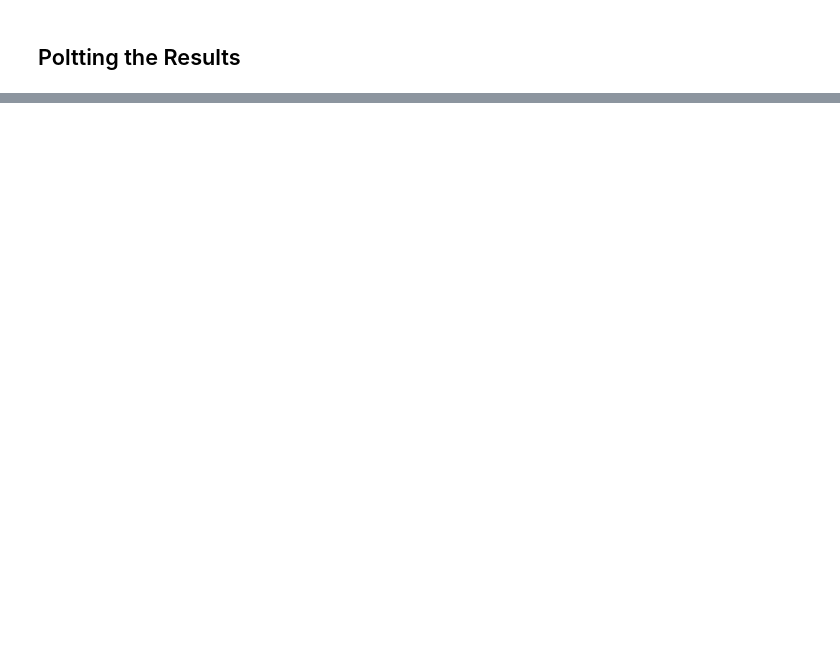
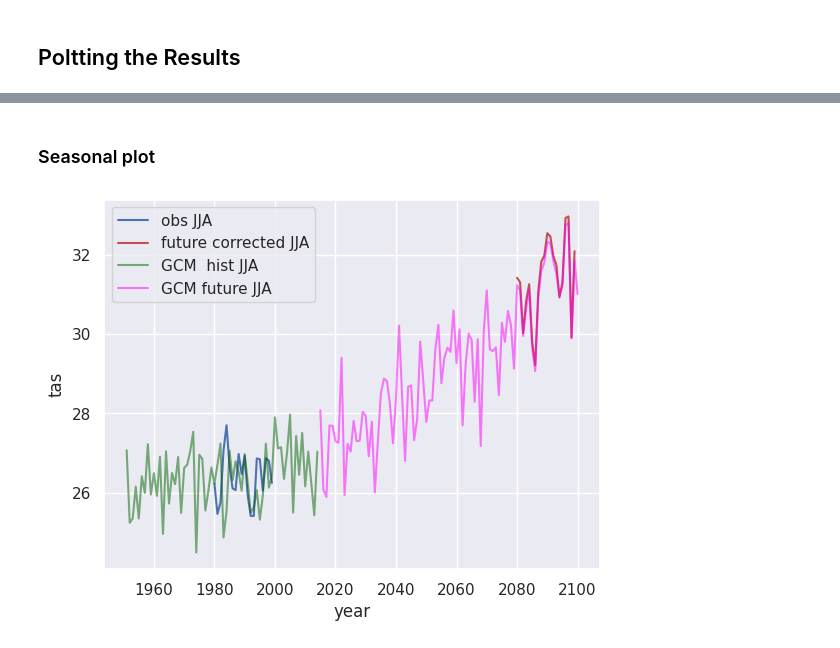
Before and after one commit to bijanf/ESD_Workshop, a Jupyter notebook: Downscaling_Workshop.ipynb, the cells around one changed output, grey strips where cells are left out. Cells and saved outputs as stored; diff of their text form; code cells hidden in the pictures; blank space fills up the shorter version.

```diff
--- a/Downscaling_Workshop.ipynb
+++ b/Downscaling_Workshop.ipynb
@@ -156,0 +159,25 @@ plot_yearly_mean(ds_model_ssp, "magenta", .5, "GCM future")
+# %% [markdown]
+### Seasonal plot
+# %%
+def plot_seasonal_mean(file,season , color, alpha, label):
+
+  # Calculate the mean value over all lon and lat values
+  mean_tas = file.mean(dim=['lon', 'lat'])
+  # Group by season and year and take the mean
+  if season == "JJA":
+    season_mean = mean_tas.where(mean_tas.time.dt.month.isin([6, 7, 8]), drop=True).groupby('time.year').mean() - 273.15
+  if season == "DJF":
+    season_mean = mean_tas.where(mean_tas.time.dt.month.isin([12, 1, 2]), drop=True).groupby('time.year').mean() - 273.15
+
+  # Plot the monthly mean as a line chart
+  season_mean.plot(color=color, alpha=alpha, label = label)
+
+  plt.legend()
+# %%
+plot_seasonal_mean(obs_subset, "JJA","b",1,'obs JJA')
+plot_seasonal_mean(predicted, "JJA", "r",1,'future corrected JJA')
+plot_seasonal_mean(ds_model_hist, "JJA", "darkgreen",.5,"GCM  hist JJA")
+plot_seasonal_mean(ds_model_ssp, "JJA", "magenta", .5, "GCM future JJA")
+plt.savefig("time_sefies_JJA.png", dpi=250)
+# %% [output]
+[figure, added]
```
Also changed, not shown: parts of 11 cells of this notebook.
